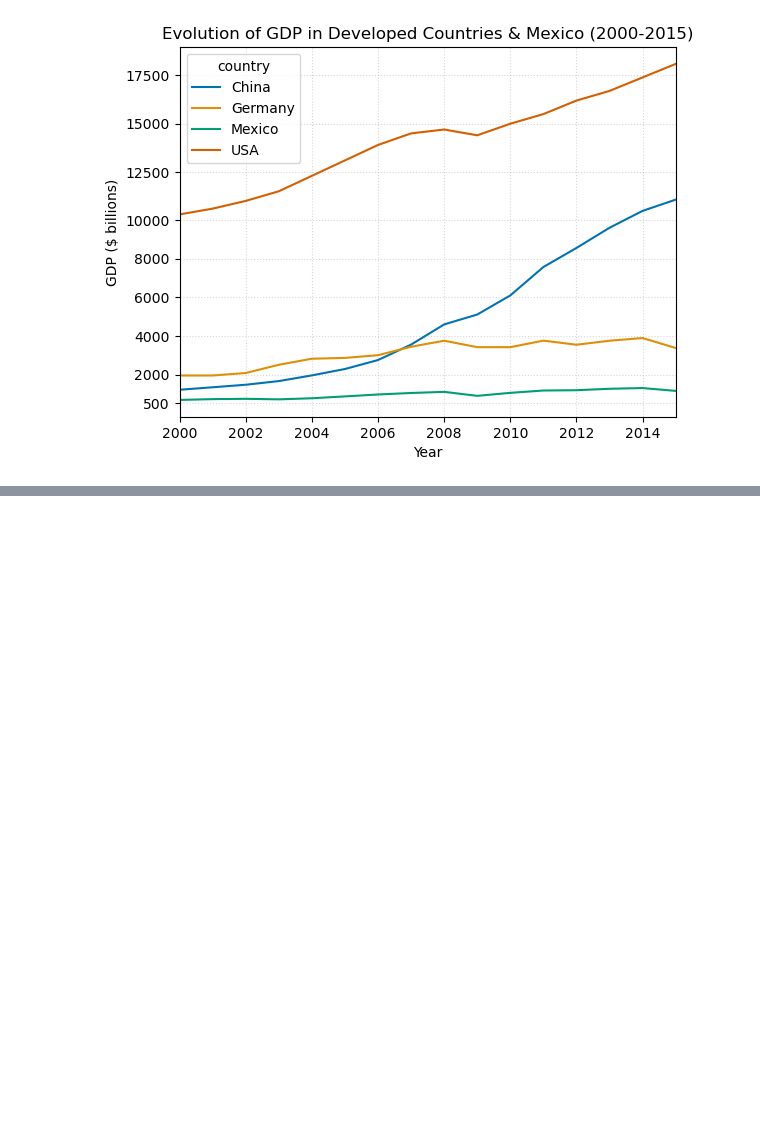
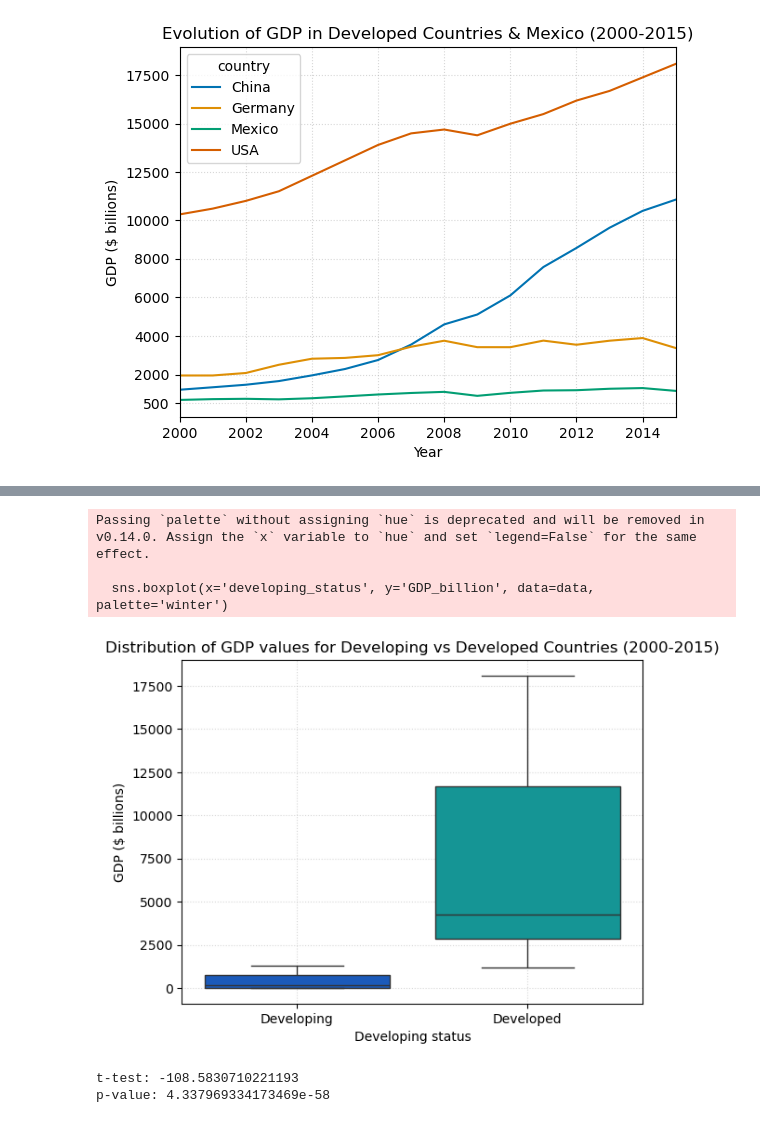
Before and after one commit to CrisFC4/Life_Expectancy_GDP_Project, a Jupyter notebook: life_expectancy_gdp.ipynb, the cells around one changed output, grey strips where cells are left out. Cells and saved outputs as stored; diff of their text form; code cells hidden in the pictures; blank space fills up the shorter version.

```diff
--- a/life_expectancy_gdp.ipynb
+++ b/life_expectancy_gdp.ipynb
@@ -313,3 +320,15 @@ ax.set_yticks([500, 2000, 4000, 6000, 8000, 10000, 12500, 15000, 17500])
 plt.grid(visible=True, which='major', axis='both', alpha=0.5, linestyle=':')
 # %% [output]
 [figure]
+# %%
+# Function to categorize the countries in the dataframe as developed or developing
+def categorize_country(country):
+    if country in ['USA','Germany','China']:
+        return 'Developed'
+    else:
+        return 'Developing'
+
+# Create a new column in the dataframe with the developing status
+data['developing_status'] = data['country'].apply(categorize_country)
+
+data.head()
@@ -315,0 +342,23 @@ plt.grid(visible=True, which='major', axis='both', alpha=0.5, linestyle=':')
+# %%
+# Boxplot of GDP in developing vs developed countries
+sns.boxplot(x='developing_status', y='GDP_billion', data=data, palette='winter')
+plt.ylabel('GDP ($ billions)')
+plt.xlabel('Developing status')
+plt.title('Distribution of GDP values for Developing vs Developed Countries (2000-2015)')
+plt.grid(visible=True, which='major', axis='both', alpha=0.5, linestyle=':')
+# %% [output]
+Passing `palette` without assigning `hue` is deprecated and will be removed in v0.14.0. Assign the `x` variable to `hue` and set `legend=False` for the same effect.
+
+  sns.boxplot(x='developing_status', y='GDP_billion', data=data, palette='winter')
+[figure, added]
+# %%
+# Is the difference between the average GDP of developing countries and the average GDP of developed countries statistically significant?
+sample_distribution = data_lowGDP2.GDP_billion
+expected_mean = np.mean(data_highGDP2.GDP_billion)
+ttest, pval = ttest_1samp(sample_distribution, expected_mean)
+
+print(f"t-test: {ttest}")
+print(f"p-value: {pval}")
+# %% [output]
+t-test: -108.5830710221193
+p-value: 4.337969334173469e-58
```
Also changed, not shown: parts of 10 cells of this notebook.
